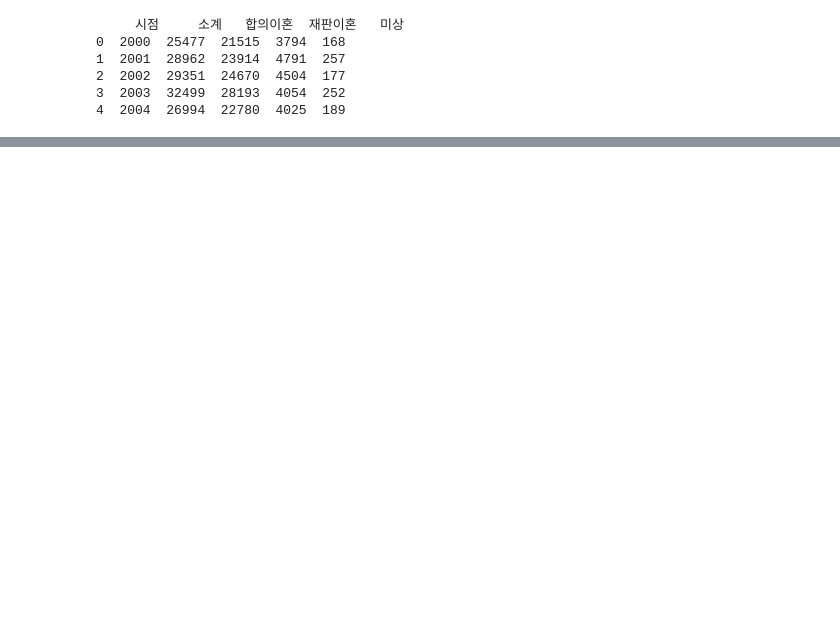
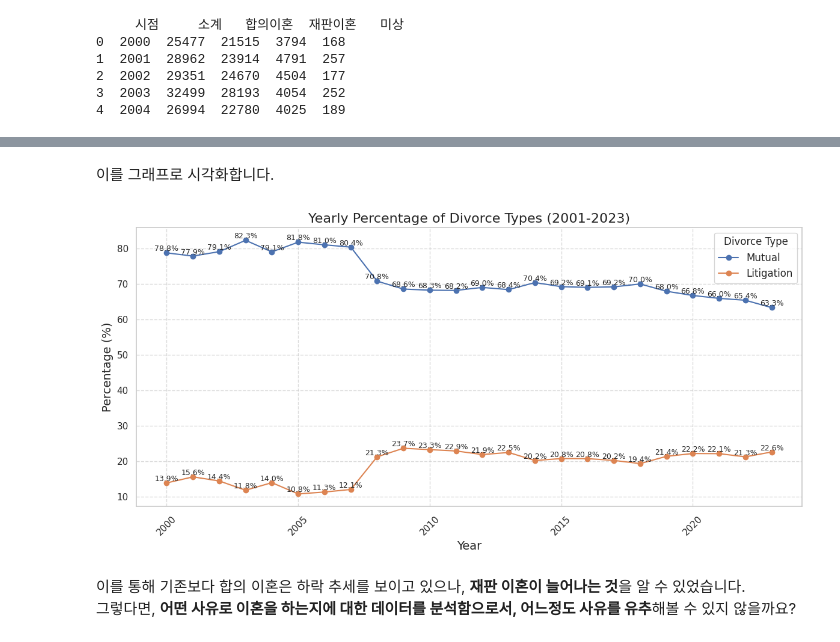
Before and after one commit to rs-next/DataProject, a Jupyter notebook: example.ipynb, the cells around one changed output, grey strips where cells are left out. Saved outputs shown, nothing was run; the diff lists cells and outputs as text; code cells hidden in the pictures; blank space fills up the shorter version.

```diff
--- a/example.ipynb
+++ b/example.ipynb
@@ -36,0 +122,11 @@ dtype: object
+# %%
+
+divorce_types = divorce_types.drop(columns=['Total', 'Unknown'], errors='ignore')
+
+# 각 해의 총 이혼 건수 대비 각 종류의 비율(%) 계산
+divorce_types['Total_Count'] = divorce_types.sum(axis=1)
+for col in divorce_types.columns[1:-1]:
+    divorce_types[col + '_Percent'] = (divorce_types[col] / divorce_types['Total_Count'] * 100).round(2)
+
+print("비율 계산 완료!")
+print(divorce_types.head())
@@ -36,0 +141,29 @@ dtype: object
+# %% [markdown]
+이를 그래프로 시각화합니다.
+# %%
+
+# 시각화: 연도별 각 이혼 종류의 비율 변화
+plt.figure()
+for col in ['Mutual_Percent', 'Litigation_Percent']:
+    plt.plot(divorce_types['Year'], divorce_types[col], marker='o', label=col.split('_')[0])  # _Percent 제거
+
+    # 각 포인트에 텍스트 표시
+    for x, y in zip(divorce_types['Year'], divorce_types[col]):
+        plt.text(x, y, f'{y:.1f}%', fontsize=9, ha='center', va='bottom')
+
+# 그래프 제목 및 축 설정
+plt.title('Yearly Percentage of Divorce Types (2001-2023)', fontsize=16)
+plt.xlabel('Year', fontsize=14)
+plt.ylabel('Percentage (%)', fontsize=14)
+plt.legend(title='Divorce Type', fontsize=12)
+plt.xticks(rotation=45)
+plt.grid(True, linestyle='--', alpha=0.7)
+plt.tight_layout()
+
+# 그래프 표시
+plt.show()
+# %% [output]
+[figure, added]
+# %% [markdown]
+이를 통해 기존보다 합의 이혼은 하락 추세를 보이고 있으나, **재판 이혼이 늘어나는 것**을 알 수 있었습니다.<br>
+그렇다면, **어떤 사유로 이혼을 하는지에 대한 데이터를 분석함으로서, 어느정도 사유를 유추**해볼 수 있지 않을까요?
```
Also changed, not shown: parts of 13 cells of this notebook, 1 other file.
